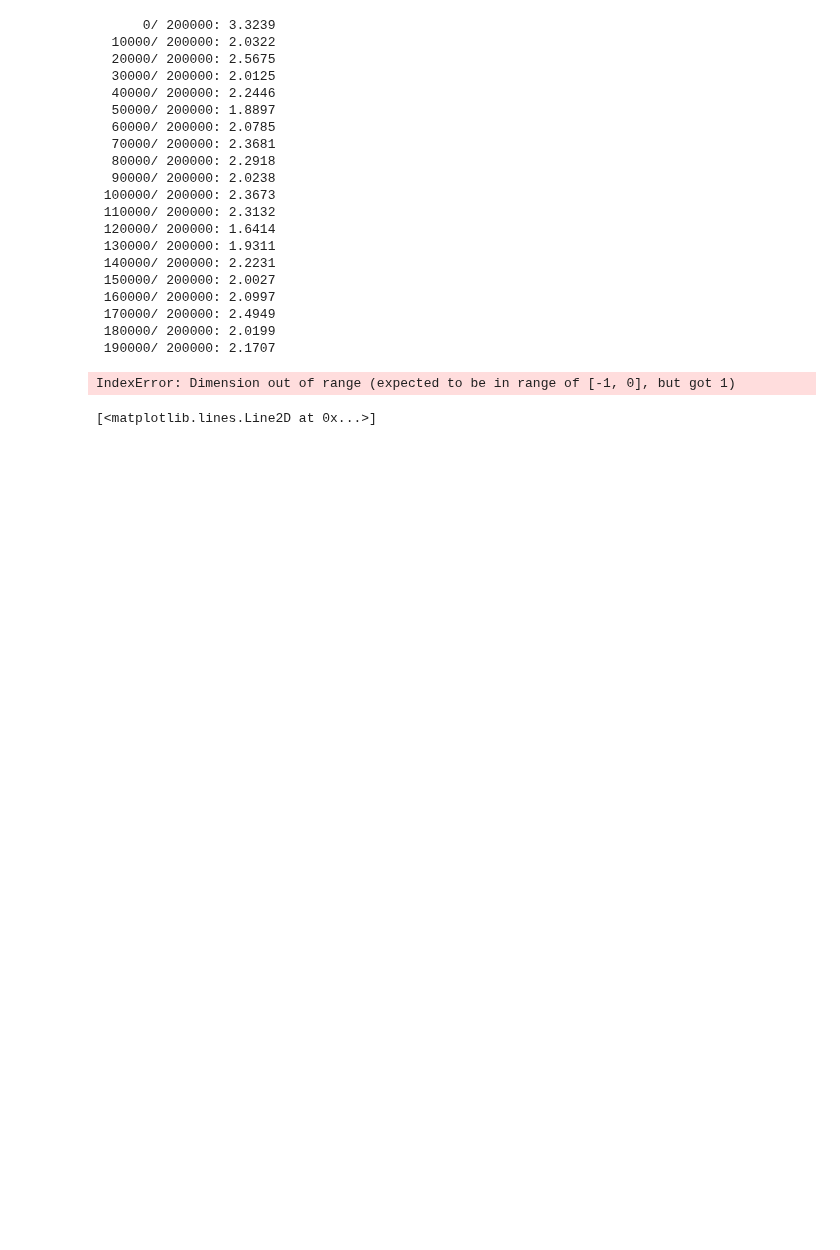
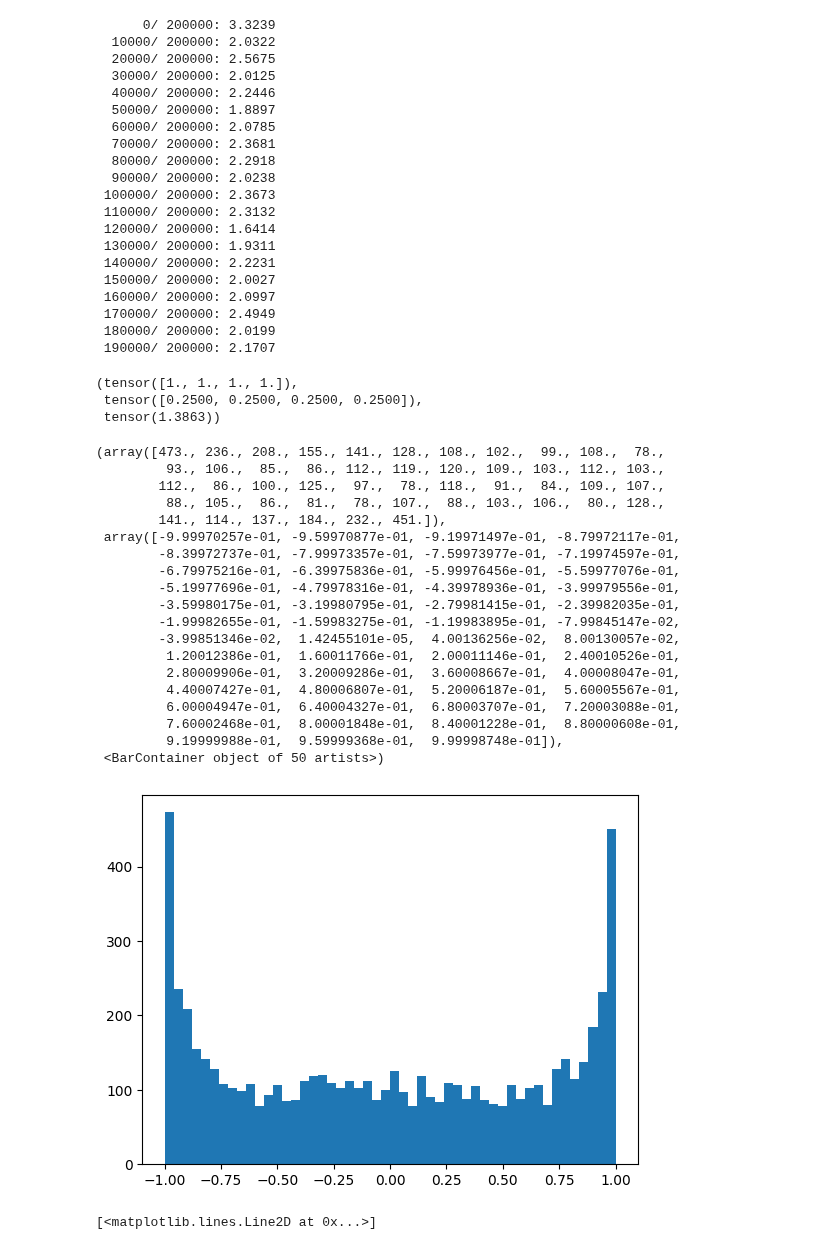
Before and after one commit to iamaryav/ai-notebooks, a Jupyter notebook: makemore_3_bn.ipynb, the cells around one changed output. Saved outputs shown, nothing was run; the diff lists cells and outputs as text; code cells hidden in the pictures; blank space fills up the shorter version.

```diff
--- a/makemore_3_bn.ipynb
+++ b/makemore_3_bn.ipynb
@@ -153,12 +153,40 @@ for i in range(max_steps):
 # Loss curve should not look like hockey stick
 # Start with Normally distributed logits near to zero
 # This will have less loss
+# This means actually spending the time on optimizing the neural network
+# Not on squashing down the weight
 logits = torch.tensor([1.0, 1.0, 1.0, 1.0])
-probs = torch.softmax(logits, dim=1)
+probs = torch.softmax(logits, dim=0)
 loss = -probs[2].log()
 logits, probs, loss
 # %% [output]
-IndexError: Dimension out of range (expected to be in range of [-1, 0], but got 1)
+(tensor([1., 1., 1., 1.]),
+ tensor([0.2500, 0.2500, 0.2500, 0.2500]),
+ tensor(1.3863))
+# %%
+# since I copied the code it is well distributed :(
+plt.hist(h.view(-1).tolist(), 50)
+# %% [output]
+(array([473., 236., 208., 155., 141., 128., 108., 102.,  99., 108.,  78.,
+         93., 106.,  85.,  86., 112., 119., 120., 109., 103., 112., 103.,
+        112.,  86., 100., 125.,  97.,  78., 118.,  91.,  84., 109., 107.,
+         88., 105.,  86.,  81.,  78., 107.,  88., 103., 106.,  80., 128.,
+        141., 114., 137., 184., 232., 451.]),
+ array([-9.99970257e-01, -9.59970877e-01, -9.19971497e-01, -8.79972117e-01,
+        -8.39972737e-01, -7.99973357e-01, -7.59973977e-01, -7.19974597e-01,
+        -6.79975216e-01, -6.39975836e-01, -5.99976456e-01, -5.59977076e-01,
+        -5.19977696e-01, -4.79978316e-01, -4.39978936e-01, -3.99979556e-01,
+        -3.59980175e-01, -3.19980795e-01, -2.79981415e-01, -2.39982035e-01,
+        -1.99982655e-01, -1.59983275e-01, -1.19983895e-01, -7.99845147e-02,
+        -3.99851346e-02,  1.42455101e-05,  4.00136256e-02,  8.00130057e-02,
+         1.20012386e-01,  1.60011766e-01,  2.00011146e-01,  2.40010526e-01,
+         2.80009906e-01,  3.20009286e-01,  3.60008667e-01,  4.00008047e-01,
+         4.40007427e-01,  4.80006807e-01,  5.20006187e-01,  5.60005567e-01,
+         6.00004947e-01,  6.40004327e-01,  6.80003707e-01,  7.20003088e-01,
+         7.60002468e-01,  8.00001848e-01,  8.40001228e-01,  8.80000608e-01,
+         9.19999988e-01,  9.59999368e-01,  9.99998748e-01]),
+ <BarContainer object of 50 artists>)
+[figure, added]
 # %%
 plt.plot(lossi)
 # %% [output]
```
